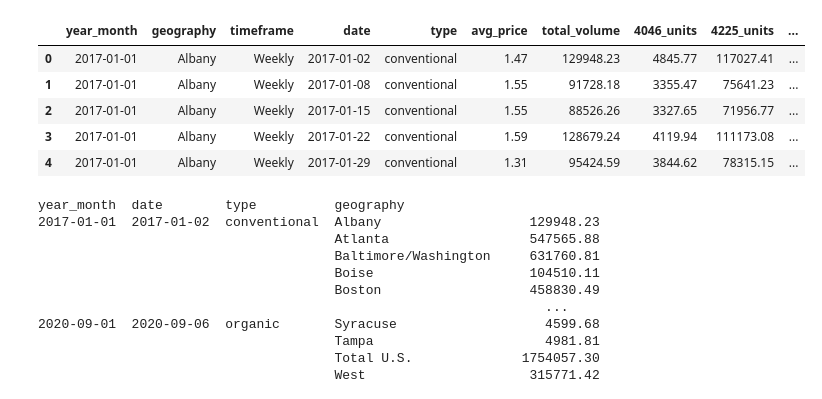
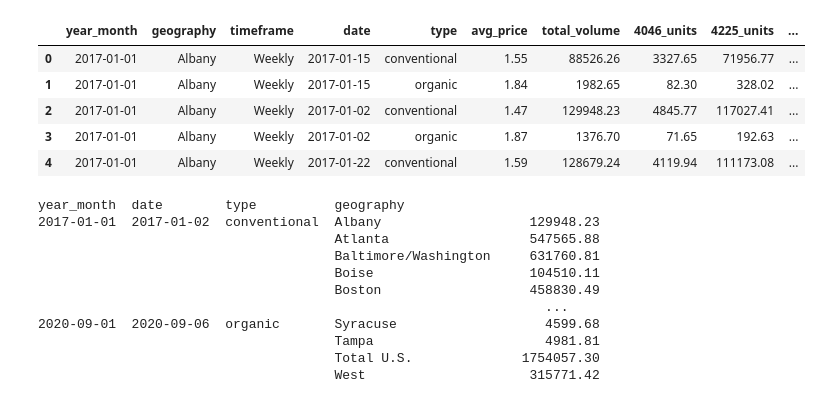
Before and after one commit to davidmcbee/Health_and_Avocados, a Jupyter notebook: ML_Data_Preparation.ipynb, the cells around one changed output. Drawn from its saved outputs; the diff is of its cells as text; code cells hidden in the pictures.

```diff
--- a/ML_Data_Preparation.ipynb
+++ b/ML_Data_Preparation.ipynb
@@ -10,19 +11,38 @@ import os
 warnings.filterwarnings('ignore')
 # %%
-prices_df = pd.read_csv(Path('../resources/prices.csv'))
+#prices_df = pd.read_csv(Path('../resources/prices.csv'))
+
+# get db server connection string
+db_string = f'postgres://postgres:{db_password}@127.0.0.1:5432/avocados'
+
+# Create db engine
+engine = create_engine(db_string)
+
+# Load prices data set
+prices_df = pd.read_sql_table('all_prices', engine)
+
+# Load climate data set
+climate_df = pd.read_sql_table('climate', engine)
+
+# Load prod data set
+prod_df = pd.read_sql_table('all_prod', engine)
+
+# Load market data set
+market_df = pd.read_sql_table('all_market', engine)
+
 prices_df['year_month'] = pd.to_datetime(prices_df['year_month'])
 prices_df['date'] = pd.to_datetime(prices_df['date'])
 prices_df["year"] = prices_df['date'].apply(lambda x: x.year)
 prices_df["month"] = prices_df['date'].apply(lambda x: x.month)
 prices_df["day"] = prices_df['date'].apply(lambda x: x.day)
 prices_df.head()
 # %% [output]
 |  | year_month | geography | timeframe | date | type | avg_price | total_volume | 4046_units | 4225_units | ... |
-| 0 | 2017-01-01 | Albany | Weekly | 2017-01-02 | conventional | 1.47 | 129948.23 | 4845.77 | 117027.41 | ... |
-| 1 | 2017-01-01 | Albany | Weekly | 2017-01-08 | conventional | 1.55 | 91728.18 | 3355.47 | 75641.23 | ... |
-| 2 | 2017-01-01 | Albany | Weekly | 2017-01-15 | conventional | 1.55 | 88526.26 | 3327.65 | 71956.77 | ... |
-| 3 | 2017-01-01 | Albany | Weekly | 2017-01-22 | conventional | 1.59 | 128679.24 | 4119.94 | 111173.08 | ... |
-| 4 | 2017-01-01 | Albany | Weekly | 2017-01-29 | conventional | 1.31 | 95424.59 | 3844.62 | 78315.15 | ... |
+| 0 | 2017-01-01 | Albany | Weekly | 2017-01-15 | conventional | 1.55 | 88526.26 | 3327.65 | 71956.77 | ... |
+| 1 | 2017-01-01 | Albany | Weekly | 2017-01-15 | organic | 1.84 | 1982.65 | 82.30 | 328.02 | ... |
+| 2 | 2017-01-01 | Albany | Weekly | 2017-01-02 | conventional | 1.47 | 129948.23 | 4845.77 | 117027.41 | ... |
+| 3 | 2017-01-01 | Albany | Weekly | 2017-01-02 | organic | 1.87 | 1376.70 | 71.65 | 192.63 | ... |
+| 4 | 2017-01-01 | Albany | Weekly | 2017-01-22 | conventional | 1.59 | 128679.24 | 4119.94 | 111173.08 | ... |
 # %%
 prices_by_GYD = prices_df.groupby(['year_month', 'date','type', 'geography']).sum()['total_volume']
 print(prices_by_GYD[0:])
```
Also changed, not shown: parts of 34 cells of this notebook, 3 other files.
